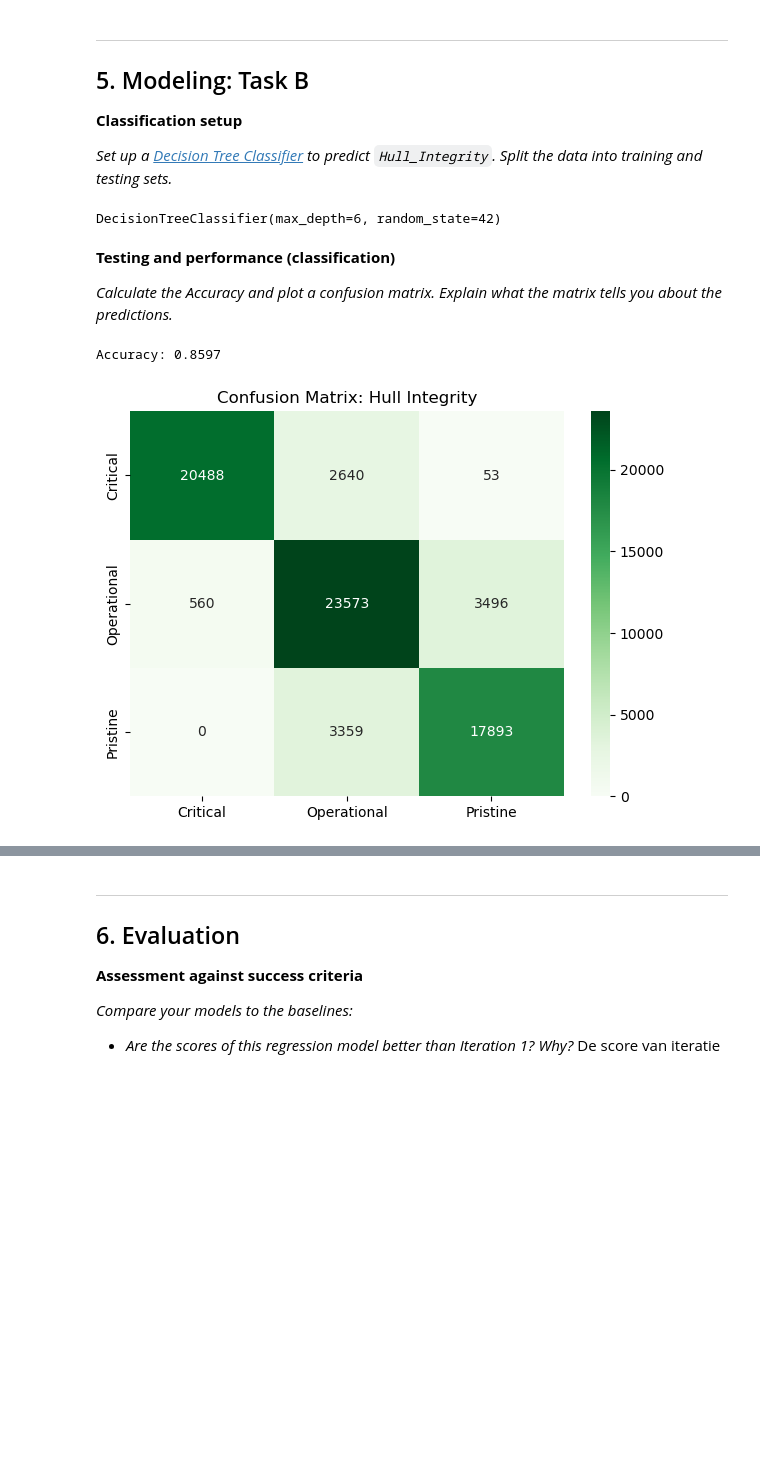
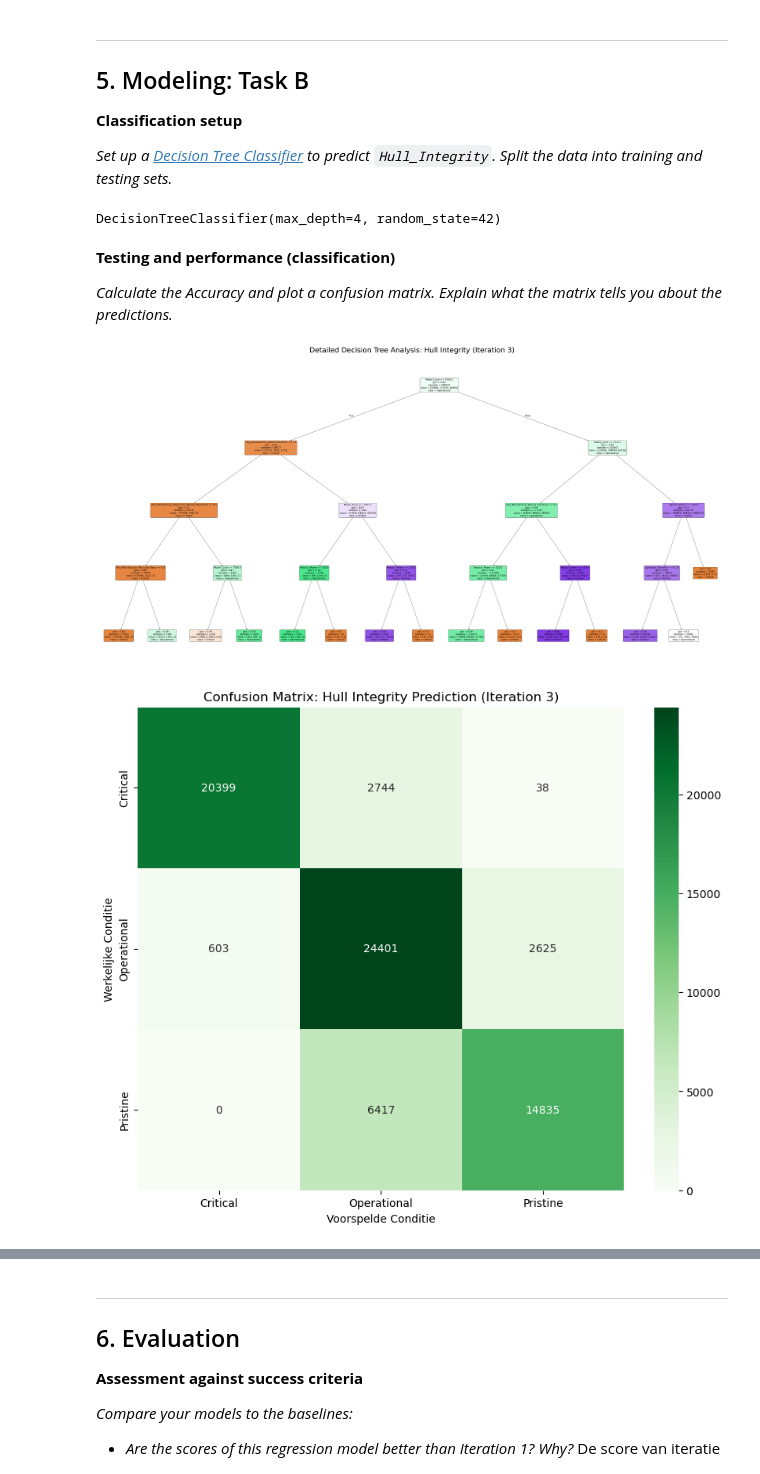
Before and after one commit to Jamie1111/DDD-Databazen-, a Jupyter notebook: assignment_template_it3.ipynb, the cells around one changed output, grey strips where cells are left out. Cells and saved outputs as stored; diff of their text form; code cells hidden in the pictures; blank space fills up the shorter version.

Commit message:
Iteratie 3: Modeling toelichting toegevoegd en een visuele decsion tree toegevoegd.

```diff
--- a/assignment_template_it3.ipynb
+++ b/assignment_template_it3.ipynb
@@ -342,26 +344,62 @@ X_clf = df_encoded.drop(['Ship_ID', 'Galactic_Credits', 'Hull_Integrity_Pristine
 
 X_train_clf, X_test_clf, y_train_clf, y_test_clf = train_test_split(X_clf, y_clf, test_size=0.2, random_state=42)
 
-clf_model = DecisionTreeClassifier(max_depth=6, random_state=42)
+clf_model = DecisionTreeClassifier(max_depth=4, random_state=42)
 clf_model.fit(X_train_clf, y_train_clf)
 # %% [output]
-DecisionTreeClassifier(max_depth=6, random_state=42)
+DecisionTreeClassifier(max_depth=4, random_state=42)
 # %% [markdown]
 **Testing and performance (classification)**
 
 *Calculate the Accuracy and plot a confusion matrix. Explain what the matrix tells you about the predictions.*
 # %%
+import matplotlib.pyplot as plt
+import seaborn as sns
+from sklearn.tree import plot_tree
 from sklearn.metrics import accuracy_score, confusion_matrix
 
+# --- Stap 1: De Decision Tree Visualiseren ---
+# Een zeer grote figure size is nodig voor een diepte van 4, zodat alle tekst in de boxen past.
+plt.figure(figsize=(80, 40))
+plot_tree(
+    clf_model,
+    max_depth=4,
+    feature_names=X_clf.columns,
+    class_names=[str(c) for c in clf_model.classes_],
+    filled=True,  # Kleurt de nodes op basis van de dominante klasse
+    rounded=True, # Maakt de hoeken van de boxen rond
+    fontsize=16,  # Groot genoeg om te lezen op de hoge resolutie afbeelding
+    precision=2,   # Aantal decimalen
+    impurity=True, # Laat de Gini-onzuiverheid zien
+    node_ids=False,
+    proportion=False
+)
+plt.title("Detailed Decision Tree Analysis: Hull Integrity (Iteration 3)", fontsize=50)
+plt.savefig('hull_integrity_tree_detailed.png', dpi=300, bbox_inches='tight')
+plt.show()
+
+# --- Stap 2: Voorspellingen Genereren ---
+# We gebruiken de testset om de prestaties te evalueren.
 y_pred_clf = clf_model.predict(X_test_clf)
 
-print(f"Accuracy: {accuracy_score(y_test_clf, y_pred_clf):.4f}")
+# --- Stap 3: De Confusion Matrix Genereren ---
+# Bereken de matrix op basis van de werkelijke en voorspelde waardes.
+cm = confusion_matrix(y_test_clf, y_pred_clf, labels=clf_model.classes_)
 
-cm = confusion_matrix(y_test_clf, y_pred_clf, labels=clf_model.classes_)
-plt.figure(figsize=(7, 5))
-sns.heatmap(cm, annot=True, fmt='d', xticklabels=clf_model.classes_, yticklabels=clf_model.classes_, cmap='Greens')
-plt.title('Confusion Matrix: Hull Integrity')
+# Visualiseer de matrix met Seaborn's heatmap.
+plt.figure(figsize=(10, 8))
+sns.heatmap(
+    cm,
+    annot=True,  # Laat de aantallen in de cellen zien
+    fmt='d',     # Formatteer de aantallen als gehele getallen (d)
+    cmap='Greens',  # Kleurenschema
+    xticklabels=clf_model.classes_,
+    yticklabels=clf_model.classes_
+)
+plt.title('Confusion Matrix: Hull Integrity Prediction (Iteration 3)')
+plt.xlabel('Voorspelde Conditie')
+plt.ylabel('Werkelijke Conditie')
 plt.show()
 # %% [output]
-Accuracy: 0.8597
-[figure, old version]
+[figure, new version]
+[figure, added]
```
Also changed, not shown: parts of 3 cells of this notebook.
